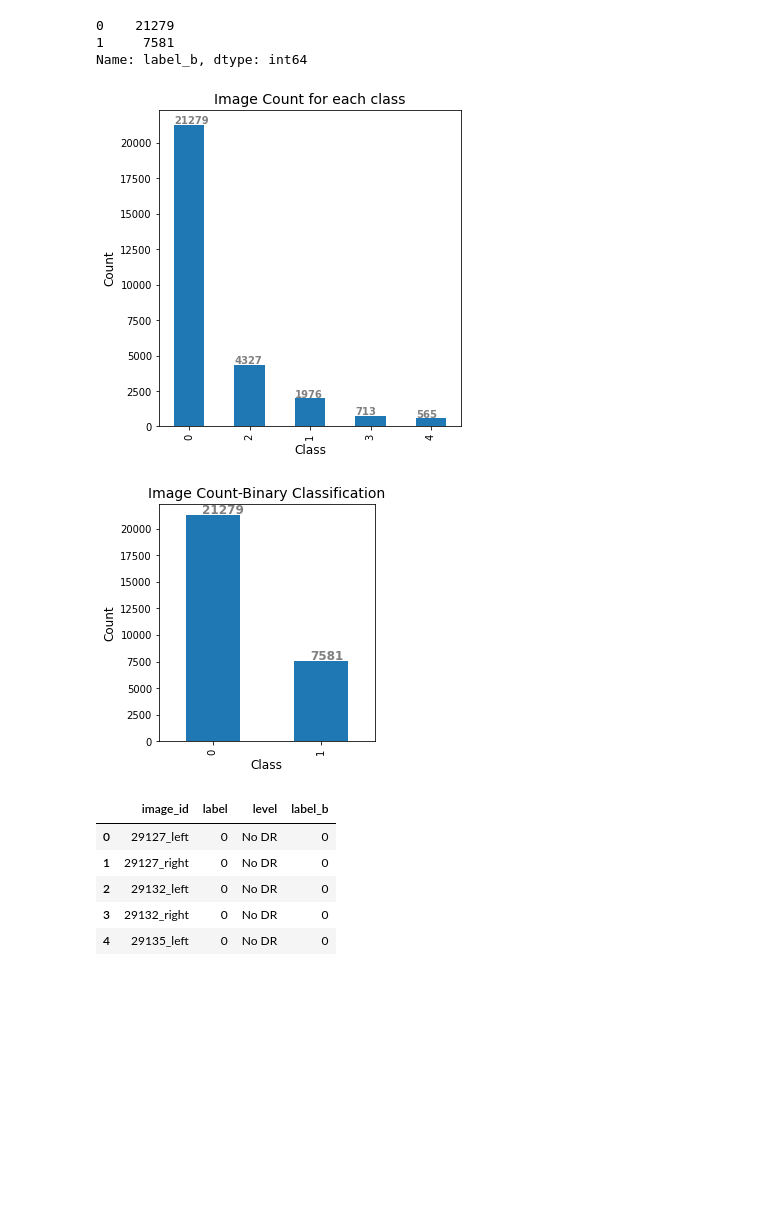
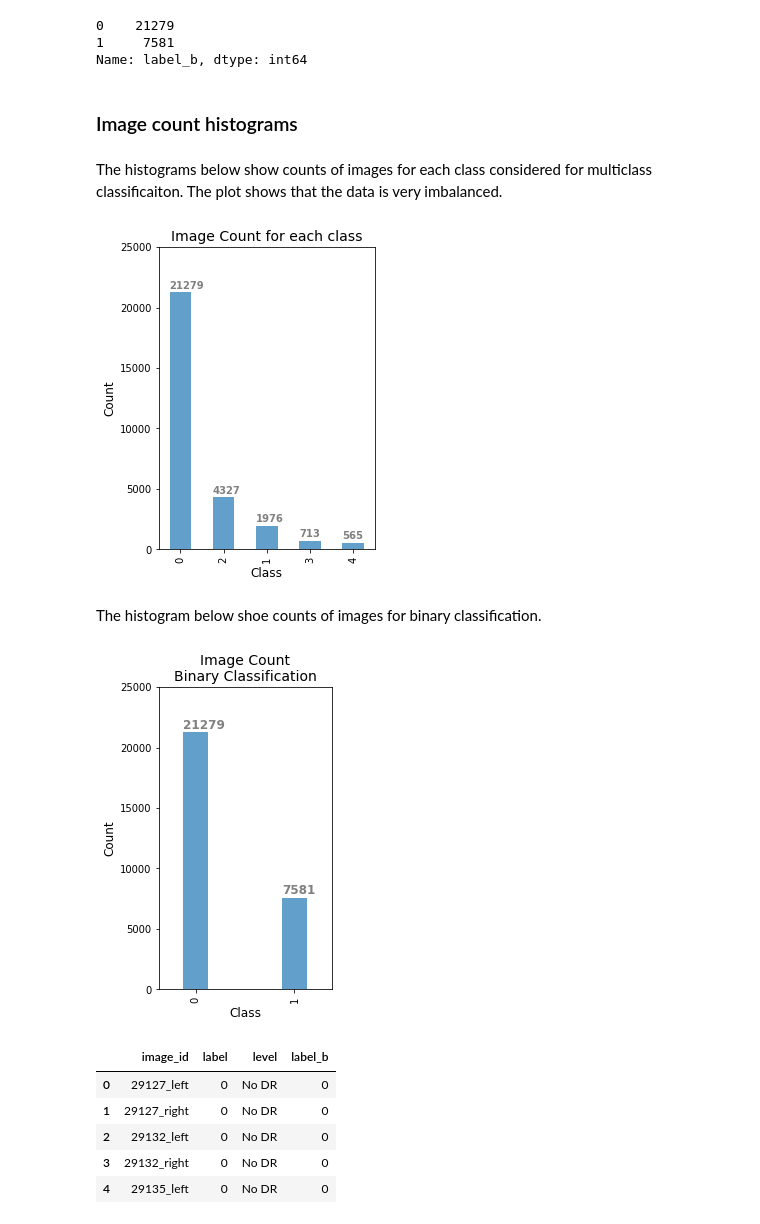
Before and after one commit to VermaDeepika1/Diabetic_Retinopethy_Image_Classification, a Jupyter notebook: code/01.1-Pre-Processing.ipynb, the cells around one changed output. Cells and saved outputs as stored; diff of their text form; code cells hidden in the pictures; blank space fills up the shorter version.

Commit message:
added images, presentation, updated code files, model eval

```diff
--- a/code/01.1-Pre-Processing.ipynb
+++ b/code/01.1-Pre-Processing.ipynb
@@ -392,52 +396,58 @@ train_label_df['label_b'].value_counts()
 0    21279
 1     7581
 Name: label_b, dtype: int64
+# %% [markdown]
+### Image count histograms
+# %% [markdown]
+The histograms below show counts of images for each class considered for multiclass classificaiton. The plot shows that the data is very imbalanced.
 # %%
 #Histogram for count of images per class
 
-figure, ax=plt.subplots(figsize=(7,8))
+figure, ax=plt.subplots(figsize=(5,6))
 
-ax=train_label_df['label'].value_counts().plot(kind='bar')
+ax=train_label_df['label'].value_counts().plot(kind='bar', alpha=0.7)
 
 ax.set_title('Image Count for each class', size=14)
 ax.set_xlabel('Class', size=12)
 ax.set_ylabel('Count', size=12)
-
+ax.set_ylim(0,25000)
 for i in ax.patches:
     if i.get_height() >0:
-        plt.text(i.get_x()+0, i.get_height()+100,
+        plt.text(i.get_x()+0, i.get_height()+300,
                   str(round((i.get_height()), 2)),
                   fontsize = 10, fontweight ='bold',
                   color ='grey');
     else:
         pass
-plt.subplots_adjust(left=0.2, right=0.8, top=0.9, bottom=0.35);
+plt.subplots_adjust(left=0.2, right=0.8, top=0.8, bottom=0.1);
 plt.savefig('/content/drive/MyDrive/Github/Diabetic_Retinopethy_Image_Classification/images/image_count.png');
 # %% [output]
-[figure, old version]
+[figure, new version]
+# %% [markdown]
+The histogram below shoe counts of images for binary classification.
 # %%
 #Histogram for count of images per class- binary
 
-figure, ax=plt.subplots(figsize=(5,6))
+figure, ax=plt.subplots(figsize=(4,6))
 
-ax=train_label_df['label_b'].value_counts().plot(kind='bar')
+ax=train_label_df['label_b'].value_counts().plot(kind='bar', alpha=0.7, width=0.25)
 
-ax.set_title('Image Count-Binary Classification', size=14)
+ax.set_title('Image Count\nBinary Classification', size=14)
 ax.set_xlabel('Class', size=12)
 ax.set_ylabel('Count', size=12)
-
+ax.set_ylim(0,25000)
 for i in ax.patches:
     if i.get_height() >0:
-        plt.text(i.get_x()+0.15, i.get_height()+100,
+        plt.text(i.get_x()+0, i.get_height()+300,
                   str(round((i.get_height()), 2)),
                   fontsize = 12, fontweight ='bold',
                   color ='grey');
     else:
         pass
-plt.subplots_adjust(left=0.2, right=0.8, top=0.9, bottom=0.35);
+plt.subplots_adjust(left=0.2, right=0.8, top=0.8, bottom=0.1);
 plt.savefig('/content/drive/MyDrive/Github/Diabetic_Retinopethy_Image_Classification/images/image_count_binary.png');
 # %% [output]
-[figure, old version]
+[figure, new version]
 # %%
 test_label_df=pd.read_csv('/content/drive/MyDrive/GA/Capstone/test_reshapedImg_labels_b.csv')
 test_label_df.head()
```
Also changed, not shown: parts of 4 cells of this notebook, 16 other files.
